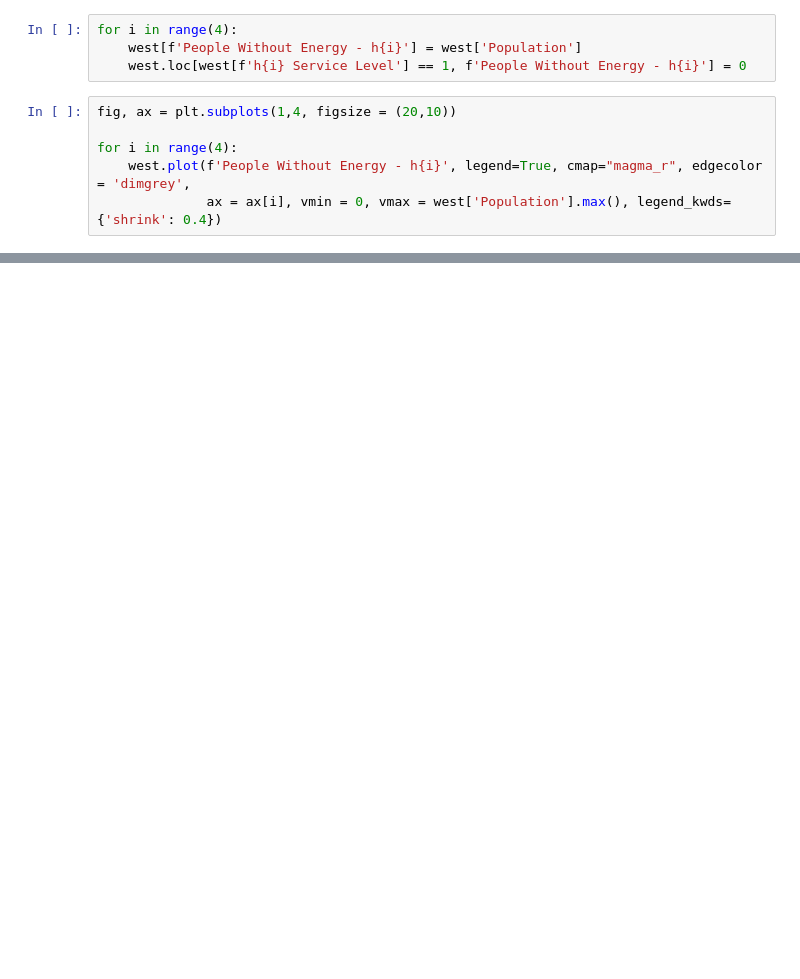
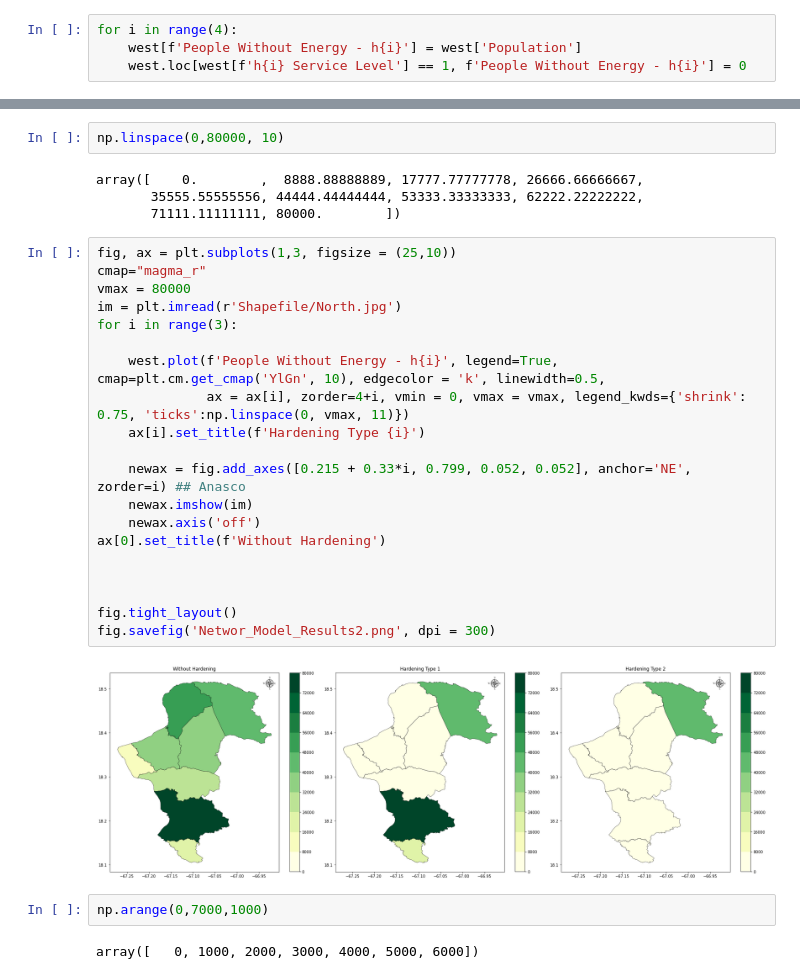
Before and after one commit to jmontoy004/Power-Network-Model, a Jupyter notebook: Power_Network_Model_JP.ipynb, the cells around one changed output, grey strips where cells are left out. Drawn from its saved outputs; the diff is of its cells as text; blank space fills up the shorter version.

```diff
--- a/Power_Network_Model_JP.ipynb
+++ b/Power_Network_Model_JP.ipynb
@@ -538,9 +538,3 @@ west
 for i in range(4):
     west[f'People Without Energy - h{i}'] = west['Population']
     west.loc[west[f'h{i} Service Level'] == 1, f'People Without Energy - h{i}'] = 0
-# %%
-fig, ax = plt.subplots(1,4, figsize = (20,10))
-
-for i in range(4):
-    west.plot(f'People Without Energy - h{i}', legend=True, cmap="magma_r", edgecolor = 'dimgrey',
-              ax = ax[i], vmin = 0, vmax = west['Population'].max(), legend_kwds={'shrink': 0.4})
@@ -552,0 +541,32 @@ Name: municipio, dtype: object
+# %%
+np.linspace(0,80000, 10)
+# %% [output]
+array([    0.        ,  8888.88888889, 17777.77777778, 26666.66666667,
+       35555.55555556, 44444.44444444, 53333.33333333, 62222.22222222,
+       71111.11111111, 80000.        ])
+# %%
+fig, ax = plt.subplots(1,3, figsize = (25,10))
+cmap="magma_r"
+vmax = 80000
+im = plt.imread(r'Shapefile/North.jpg')
+for i in range(3):
+
+    west.plot(f'People Without Energy - h{i}', legend=True, cmap=plt.cm.get_cmap('YlGn', 10), edgecolor = 'k', linewidth=0.5,
+              ax = ax[i], zorder=4+i, vmin = 0, vmax = vmax, legend_kwds={'shrink': 0.75, 'ticks':np.linspace(0, vmax, 11)})
+    ax[i].set_title(f'Hardening Type {i}')
+
+    newax = fig.add_axes([0.215 + 0.33*i, 0.799, 0.052, 0.052], anchor='NE', zorder=i) ## Anasco
+    newax.imshow(im)
+    newax.axis('off')
+ax[0].set_title(f'Without Hardening')
+
+
+
+fig.tight_layout()
+fig.savefig('Networ_Model_Results2.png', dpi = 300)
+# %% [output]
+[figure, added]
+# %%
+np.arange(0,7000,1000)
+# %% [output]
+array([   0, 1000, 2000, 3000, 4000, 5000, 6000])
```
Also changed, not shown: parts of 2 cells of this notebook.
